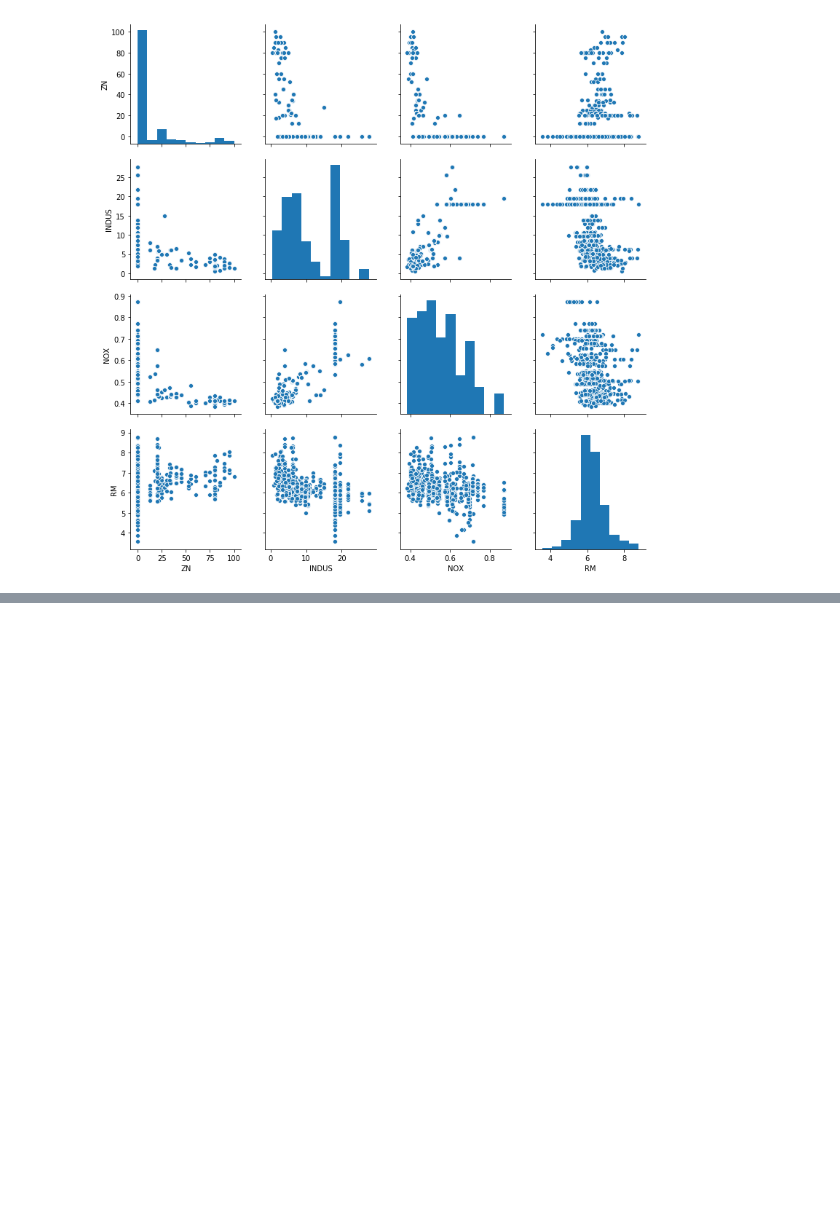
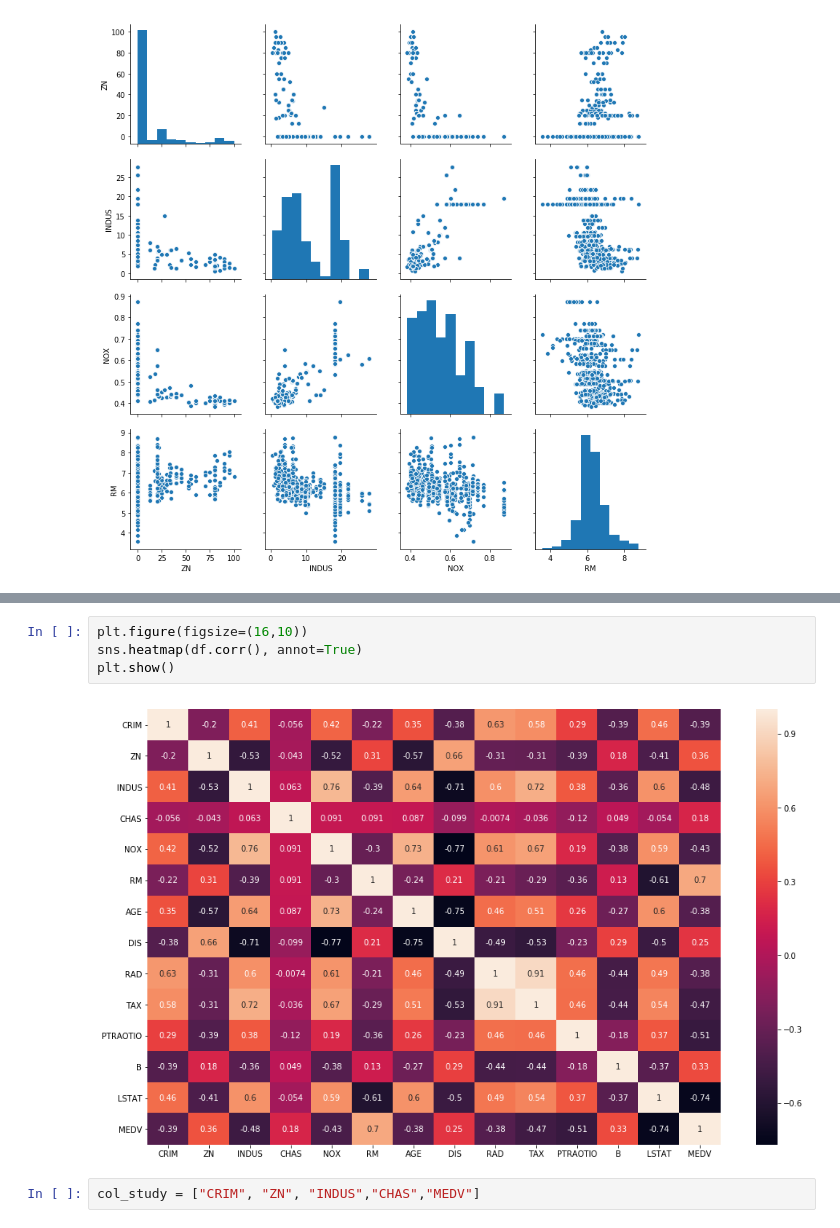
Before and after one commit to Lechenco/Machine-Learning, a Jupyter notebook: bostonhousingproject/Boston Housing Price Predict.ipynb, the cells around one changed output, grey strips where cells are left out. Saved outputs shown, nothing was run; the diff lists cells and outputs as text; blank space fills up the shorter version.

```diff
--- a/bostonhousingproject/Boston Housing Price Predict.ipynb
+++ b/bostonhousingproject/Boston Housing Price Predict.ipynb
@@ -88,0 +111,8 @@ plt.show()
+# %%
+plt.figure(figsize=(16,10))
+sns.heatmap(df.corr(), annot=True)
+plt.show()
+# %% [output]
+[figure, added]
+# %%
+col_study = ["CRIM", "ZN", "INDUS","CHAS","MEDV"]
```
Also changed, not shown: parts of 14 cells of this notebook.
